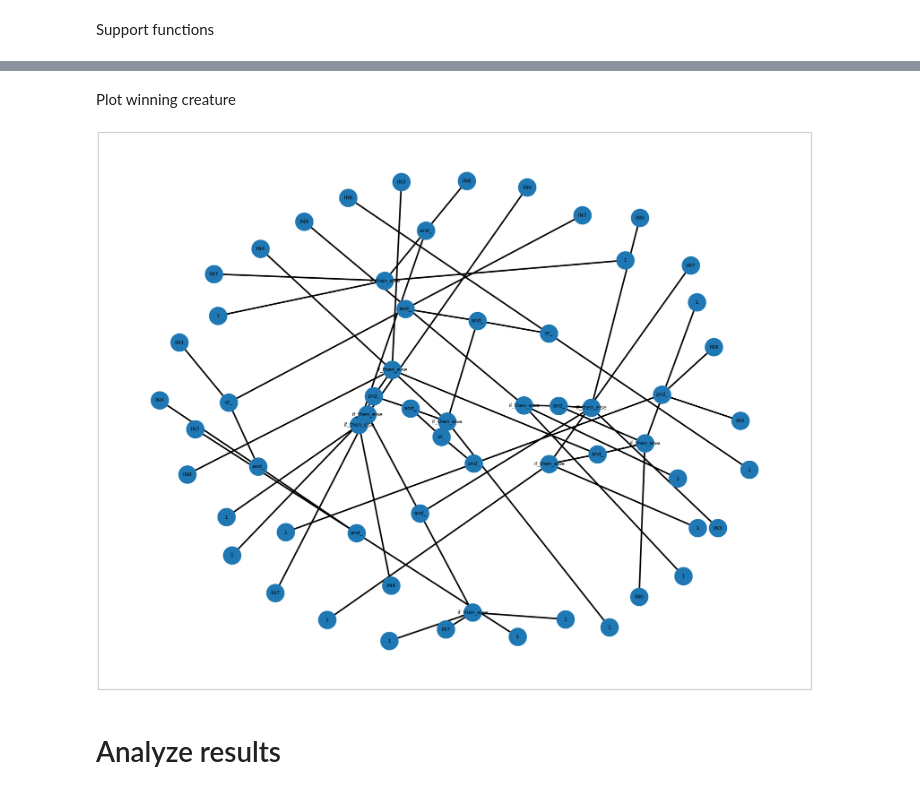
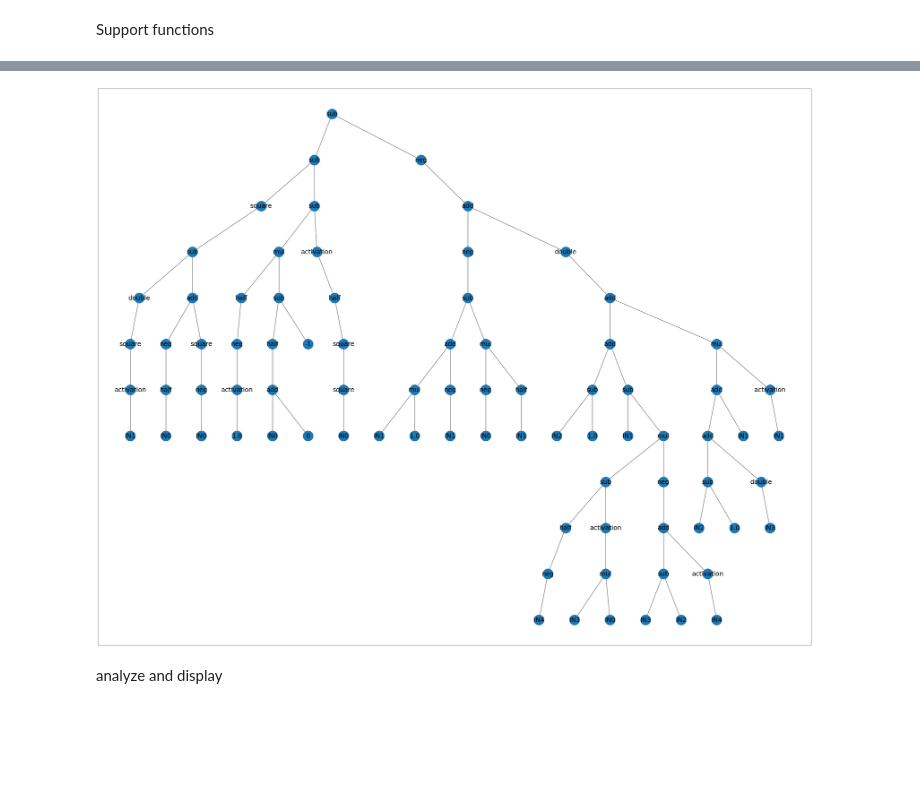
Before and after one commit to GuysBarash/Genetic-programing-with-DEAP, a Jupyter notebook: evolutionarty_GP.ipynb, the cells around one changed output, grey strips where cells are left out. Drawn from its saved outputs; the diff is of its cells as text; code cells hidden in the pictures; blank space fills up the shorter version.

```diff
--- a/evolutionarty_GP.ipynb
+++ b/evolutionarty_GP.ipynb
@@ -187,2 +281,0 @@ Run time: 0:00:25.867843
-# %% [markdown]
-Plot winning creature
@@ -189,23 +284,23 @@ Plot winning creature
 # %%
-nodes, edges, labels = gp.graph(winner_creature)
-
 import matplotlib.pyplot as plt
 import networkx as nx
+from networkx.drawing.nx_agraph import graphviz_layout
 
-G = nx.DiGraph()
-G.add_nodes_from(nodes)
-G.add_edges_from(edges)
-pos = nx.spring_layout(G)  # positions for all nodes
+g = nx.Graph()
+g.add_nodes_from(nodes)
+g.add_edges_from(edges)
+pos = graphviz_layout(g, prog="dot")
 
-nx.draw_networkx_nodes(G, pos, node_size=5000)
-nx.draw_networkx_edges(G, pos, width =6)
-nx.draw_networkx_labels(G, pos, labels,font_size=20)
-plt.rcParams["figure.figsize"] = (50,40)
+
+nx.draw_networkx_nodes(g, pos, node_size=1600)
+nx.draw_networkx_edges(g, pos)
+nx.draw_networkx_labels(g, pos, labels, font_size=25)
+plt.rcParams["figure.figsize"] = (50, 40)
 plt.show()
 # %% [output]
-[figure, old version]
+[figure, new version]
-# %% [markdown]
-# Analyze results
+# %% [markdown]
+analyze and display
 # %%
 generations_idx = logbook.select('gen')
 generations_avg = logbook.select('avg')
```
Also changed, not shown: parts of 31 cells of this notebook.
